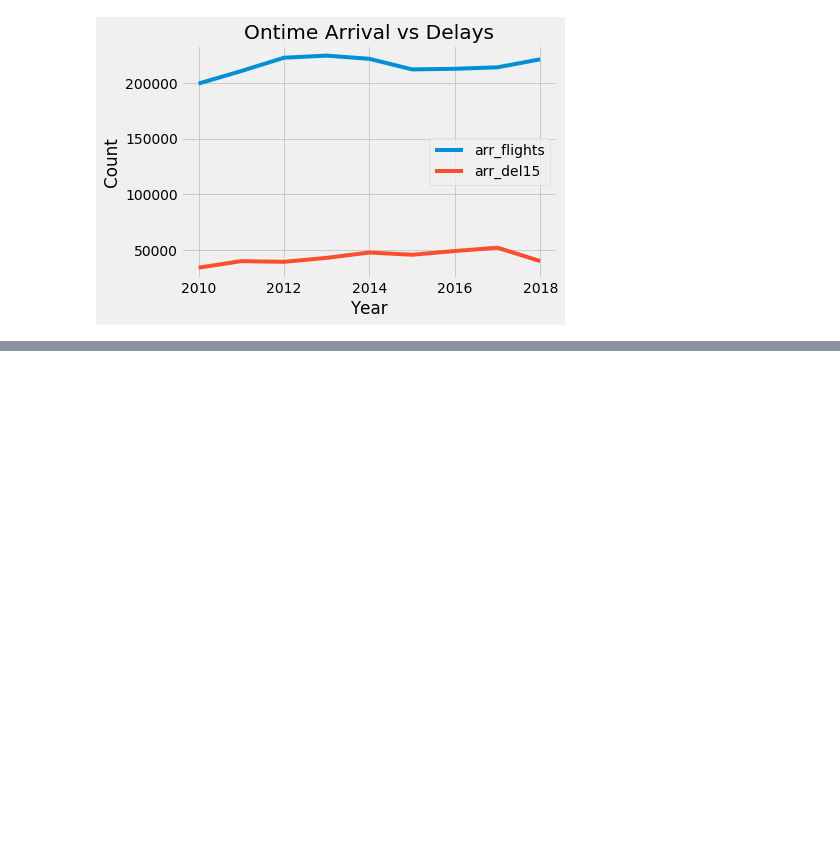
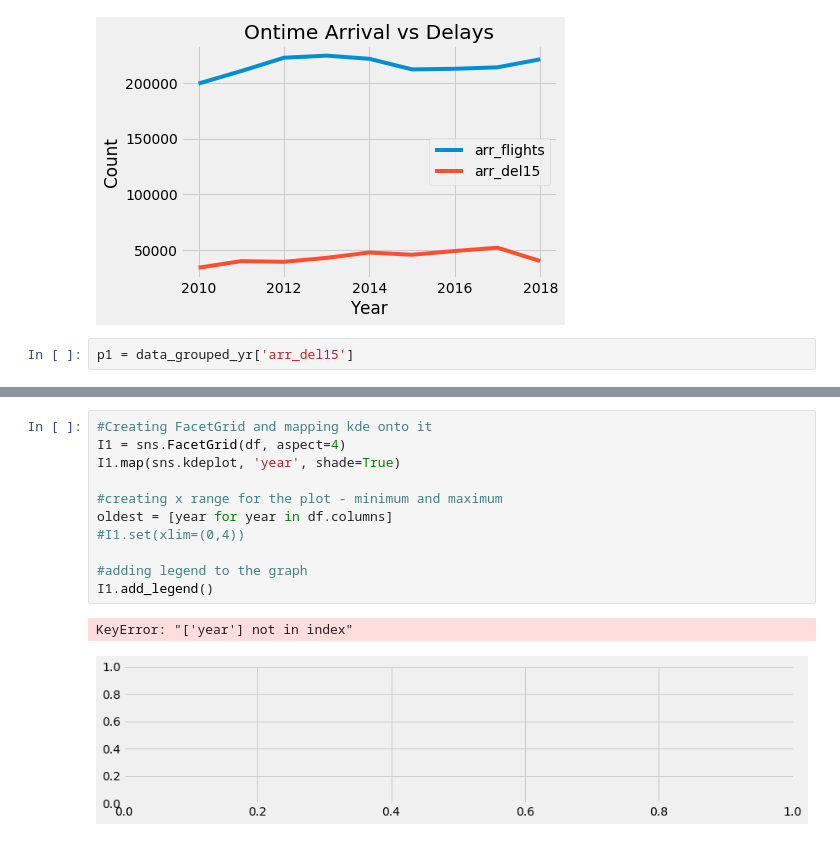
Before and after one commit to danielsonrl/Project_1_Repository, a Jupyter notebook: LAX Data.ipynb, the cells around one changed output, grey strips where cells are left out. Drawn from its saved outputs; the diff is of its cells as text; blank space fills up the shorter version.

```diff
--- a/LAX Data.ipynb
+++ b/LAX Data.ipynb
@@ -451,3 +451,5 @@ plt.savefig("Images/Ontime Arrival vs Delays.png")
 plt.show()
 # %% [output]
 [figure]
+# %%
+p1 = data_grouped_yr['arr_del15']
@@ -453,0 +589,14 @@ plt.show()
+# %%
+#Creating FacetGrid and mapping kde onto it
+I1 = sns.FacetGrid(df, aspect=4)
+I1.map(sns.kdeplot, 'year', shade=True)
+
+#creating x range for the plot - minimum and maximum
+oldest = [year for year in df.columns]
+#I1.set(xlim=(0,4))
+
+#adding legend to the graph
+I1.add_legend()
+# %% [output]
+KeyError: "['year'] not in index"
+[figure, added]
```
Also changed, not shown: parts of 14 cells of this notebook, 15 other files.
